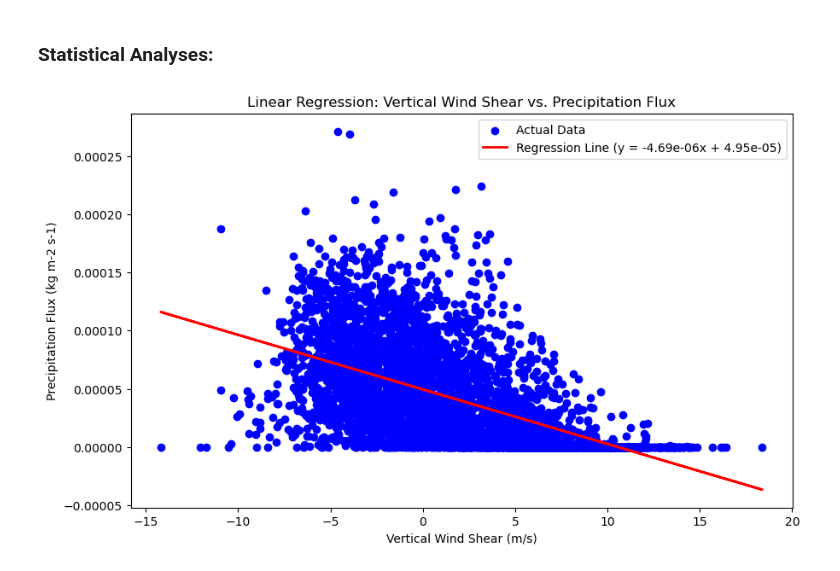
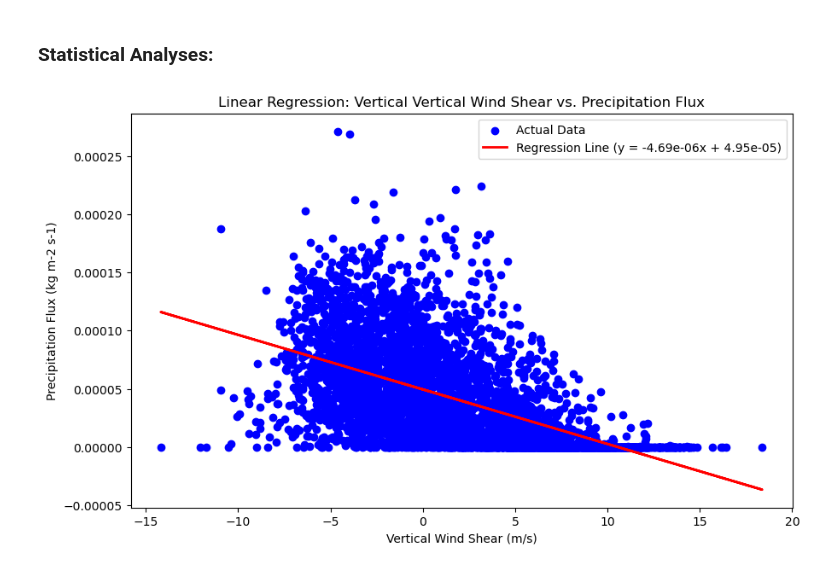
Before and after one commit to CalebTek/west-africa-rainfall-shear-analysis, a Jupyter notebook: CMIP5_Analysis.ipynb, the cells around one changed output. Saved outputs shown, nothing was run; the diff lists cells and outputs as text; code cells hidden in the pictures.

```diff
--- a/CMIP5_Analysis.ipynb
+++ b/CMIP5_Analysis.ipynb
@@ -488,29 +200,9 @@ y_pred = model.predict(X_test)
 # %%
-# Extract the coefficients and intercept
-slope = model.coef_[0]
-intercept = model.intercept_
-
-# Visualize the model
-plt.figure(figsize=(10, 6))
-
-# Scatter plot of the data points
-plt.scatter(X_test, y_test, color='blue', label='Actual Data')
-
-# Plot the regression line
-label = f'Regression Line (y = {slope:.2e}x + {intercept:.2e})'
-plt.plot(X_test, y_pred, color='red', linewidth=2, label=label)
-
-# Add labels and title
-plt.xlabel('Vertical Wind Shear (m/s)')
-plt.ylabel('Precipitation Flux (kg m-2 s-1)')
-plt.title('Linear Regression: Vertical Wind Shear vs. Precipitation Flux')
-plt.legend()
-plt.grid(False)
-
-plt.savefig(os.path.join(save_dir, 'Linear Regression_Vertical_Wind_Shear_vs_Precipitation_Flux.png'))
-
-# Show the plots
-plt.show()
+from plot_utils import visualize_linear_regression
-# %% [output]
-[figure, removed]
+# %%
+visualize_linear_regression(vertical_wind_shear, pr_flux,
+                            test_size=0.2, random_state=42,
+                            save_dir=save_dir, x_lab='Vertical Wind Shear', y_lab='Precipitation Flux', x_unit='(m/s)', y_unit='(kg m-2 s-1)')
+# %% [output]
+[figure, added]
 # %%
```
Also changed, not shown: parts of 34 cells of this notebook, 52 other files.
